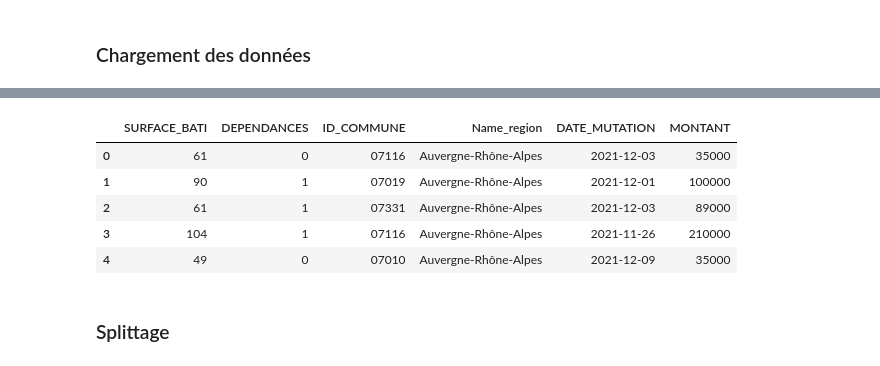
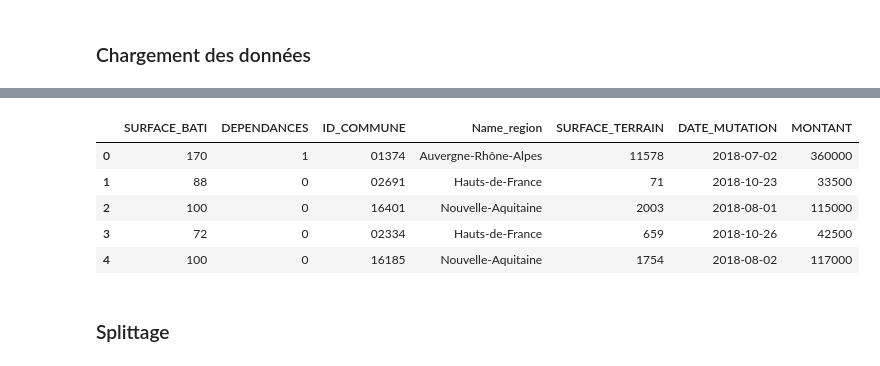
Before and after one commit to Kevin-Le-Grand/certif_app_immo, a Jupyter notebook: model/train_randomforest.ipynb, the cells around one changed output, grey strips where cells are left out. Cells and saved outputs as stored; diff of their text form; code cells hidden in the pictures.

```diff
--- a/model/train_randomforest.ipynb
+++ b/model/train_randomforest.ipynb
@@ -27,6 +27,7 @@ INNER JOIN COMMUNES AS C ON V.ID_COMMUNE = C.ID_COMMUNE
 INNER JOIN DEPARTEMENTS AS D ON C.ID_DEPT = D.ID_DEPT
 INNER JOIN REGIONS R ON D.ID_REGION = R.ID_REGION
 WHERE V.MONTANT>15000
+AND V.MONTANT<6500000
 AND T.NAME_TYPE_BIEN='{type_de_bien}'
 AND V.SURFACE_BATI>0
 AND V.NB_PIECES>0
@@ -48,10 +49,10 @@ Il y a 494173 ventes sur cette durée.
 Voici un aperçue des données :
-|  | SURFACE_BATI | DEPENDANCES | ID_COMMUNE | Name_region | DATE_MUTATION | MONTANT |
-| 0 | 61 | 0 | 07116 | Auvergne-Rhône-Alpes | 2021-12-03 | 35000 |
-| 1 | 90 | 1 | 07019 | Auvergne-Rhône-Alpes | 2021-12-01 | 100000 |
-| 2 | 61 | 1 | 07331 | Auvergne-Rhône-Alpes | 2021-12-03 | 89000 |
-| 3 | 104 | 1 | 07116 | Auvergne-Rhône-Alpes | 2021-11-26 | 210000 |
-| 4 | 49 | 0 | 07010 | Auvergne-Rhône-Alpes | 2021-12-09 | 35000 |
+|  | SURFACE_BATI | DEPENDANCES | ID_COMMUNE | Name_region | SURFACE_TERRAIN | DATE_MUTATION | MONTANT |
+| 0 | 170 | 1 | 01374 | Auvergne-Rhône-Alpes | 11578 | 2018-07-02 | 360000 |
+| 1 | 88 | 0 | 02691 | Hauts-de-France | 71 | 2018-10-23 | 33500 |
+| 2 | 100 | 0 | 16401 | Nouvelle-Aquitaine | 2003 | 2018-08-01 | 115000 |
+| 3 | 72 | 0 | 02334 | Hauts-de-France | 659 | 2018-10-26 | 42500 |
+| 4 | 100 | 0 | 16185 | Nouvelle-Aquitaine | 1754 | 2018-08-02 | 117000 |
 # %% [markdown]
 ### Splittage
 # %%
```
Also changed, not shown: parts of 8 cells of this notebook, 2 other files.
